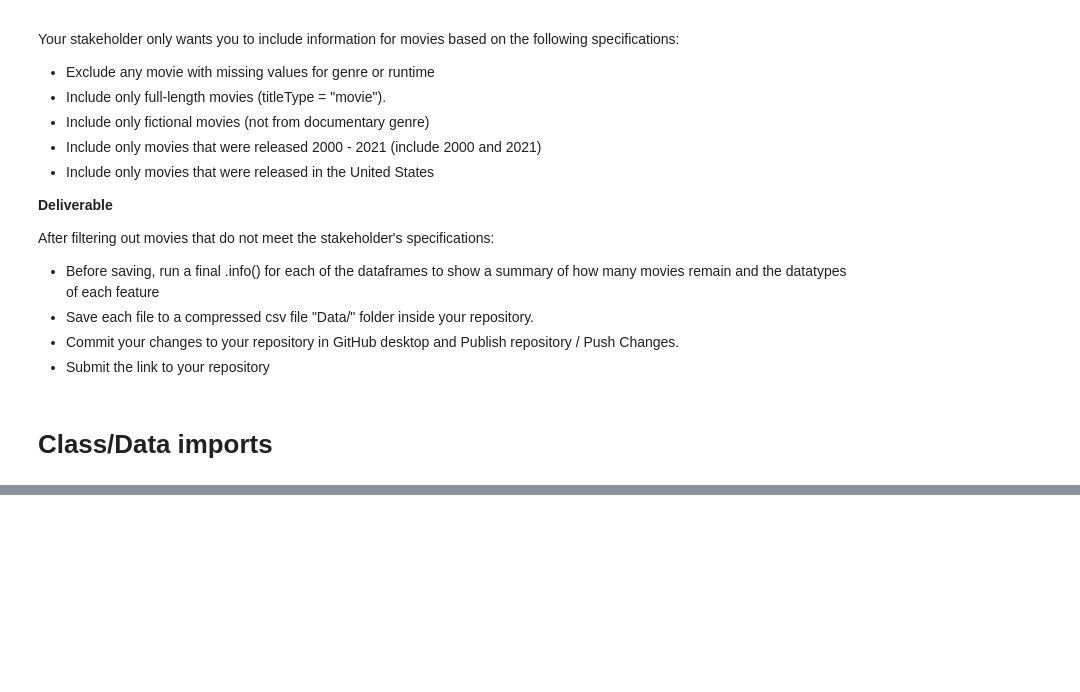
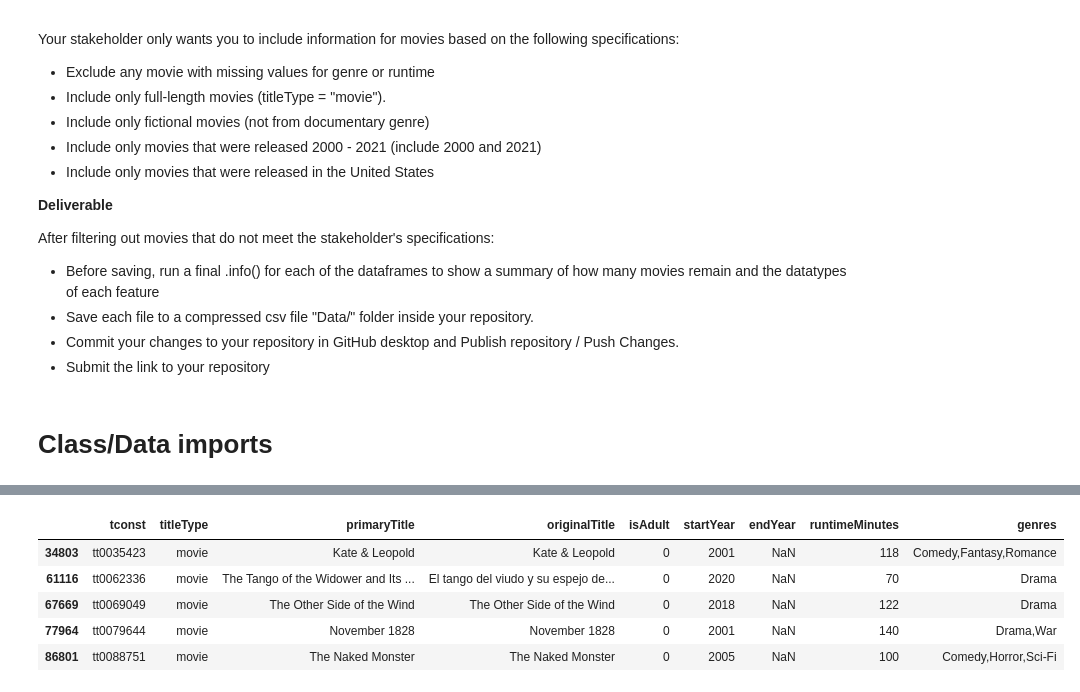
Before and after one commit to jonmessier/IMDB-recomendation, a Jupyter notebook: Project 3 - Part 1 - Data import and cleaning.ipynb, the cells around one changed output, grey strips where cells are left out. Saved outputs shown, nothing was run; the diff lists cells and outputs as text; code cells hidden in the pictures; blank space fills up the shorter version.

```diff
--- a/Project 3 - Part 1 - Data import and cleaning.ipynb
+++ b/Project 3 - Part 1 - Data import and cleaning.ipynb
@@ -61,0 +178,4 @@ akas_url = 'https://datasets.imdbws.com/title.akas.tsv.gz'
+# %%
+#drop null genre
+df_basics = df_basics.dropna(axis=0,subset = 'genres')
+df_basics.info()
@@ -61,0 +199,4 @@ akas_url = 'https://datasets.imdbws.com/title.akas.tsv.gz'
+# %%
+#keep titletype=movie
+df_basics=df_basics[df_basics['titleType']=='movie']
+df_basics.info()
@@ -61,0 +220,4 @@ akas_url = 'https://datasets.imdbws.com/title.akas.tsv.gz'
+# %%
+#drop null startYears
+df_basics = df_basics.dropna(axis=0,subset = 'startYear')
+df_basics.info()
@@ -61,0 +241,8 @@ akas_url = 'https://datasets.imdbws.com/title.akas.tsv.gz'
+# %%
+#convert year to an int
+df_basics['startYear']=df_basics['startYear'].astype('int')
+
+#Keep only the movies between 2000-2022
+df_basics=df_basics.loc[(df_basics["startYear"]>= 2000)
+                        & (df_basics["startYear"]<= 2022)]
+df_basics['startYear'].describe()
@@ -61,0 +259,12 @@ akas_url = 'https://datasets.imdbws.com/title.akas.tsv.gz'
+# %%
+# Exclude movies that are included in the documentary category.
+is_documentary = df_basics['genres'].str.contains('documentary',case=False)
+df_basics = df_basics[~is_documentary]
+df_basics.head()
+# %% [output]
+|  | tconst | titleType | primaryTitle | originalTitle | isAdult | startYear | endYear | runtimeMinutes | genres |
+| 34803 | tt0035423 | movie | Kate & Leopold | Kate & Leopold | 0 | 2001 | NaN | 118 | Comedy,Fantasy,Romance |
+| 61116 | tt0062336 | movie | The Tango of the Widower and Its ... | El tango del viudo y su espejo de... | 0 | 2020 | NaN | 70 | Drama |
+| 67669 | tt0069049 | movie | The Other Side of the Wind | The Other Side of the Wind | 0 | 2018 | NaN | 122 | Drama |
+| 77964 | tt0079644 | movie | November 1828 | November 1828 | 0 | 2001 | NaN | 140 | Drama,War |
+| 86801 | tt0088751 | movie | The Naked Monster | The Naked Monster | 0 | 2005 | NaN | 100 | Comedy,Horror,Sci-Fi |
```
Also changed, not shown: parts of 29 cells of this notebook, 3 other files.
